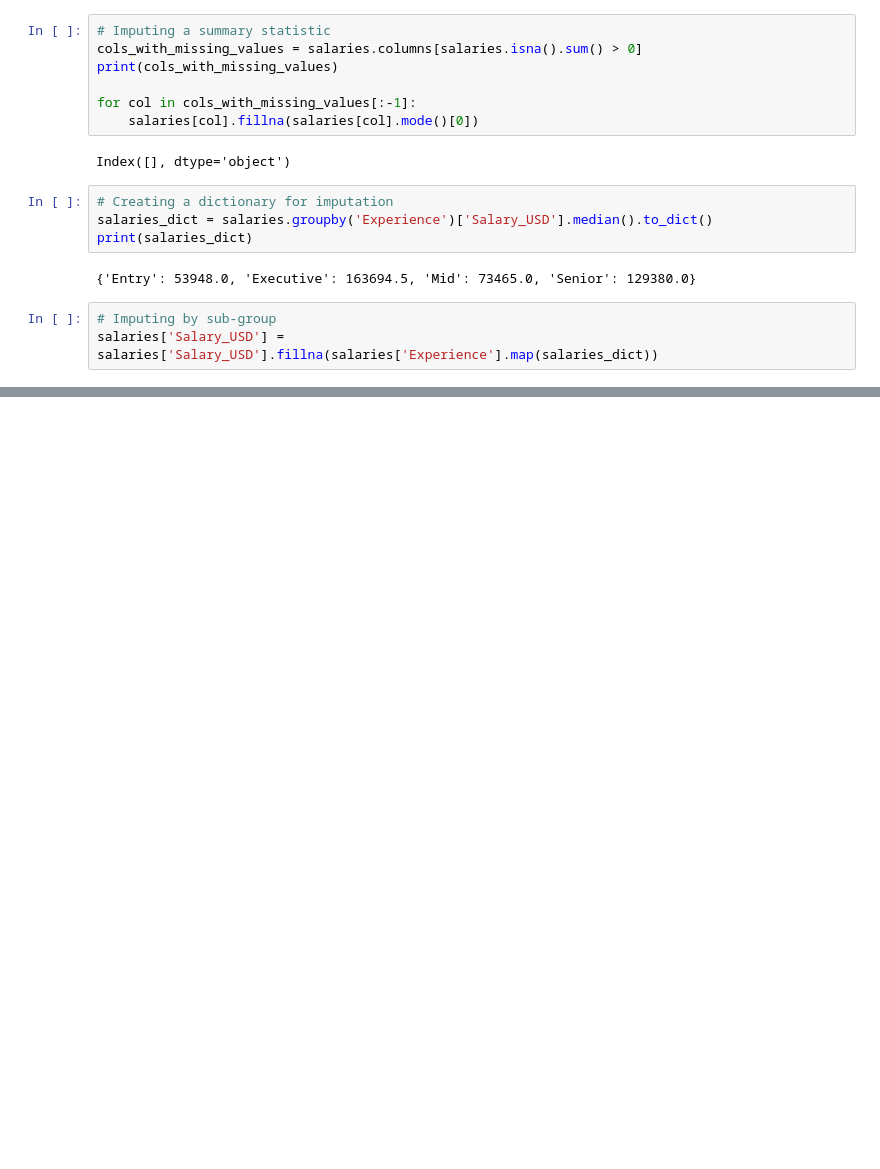
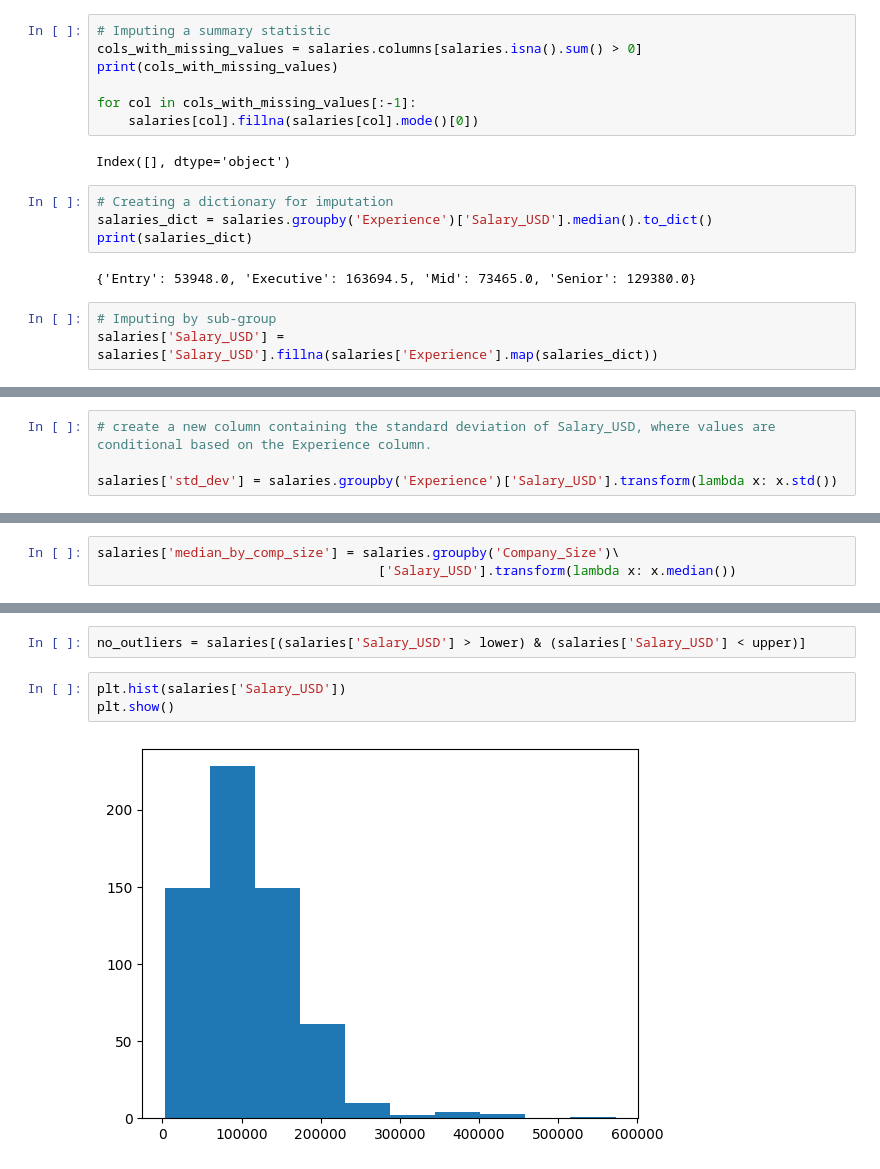
Before and after one commit to alexkhype/practice_projects, a Jupyter notebook: EDA.ipynb, the cells around one changed output, grey strips where cells are left out. Cells and saved outputs as stored; diff of their text form; blank space fills up the shorter version.

```diff
--- a/EDA.ipynb
+++ b/EDA.ipynb
@@ -272,0 +490,4 @@ salaries['Salary_USD'] = salaries['Salary_USD'].fillna(salaries['Experience'].ma
+# %%
+# create a new column containing the standard deviation of Salary_USD, where values are conditional based on the Experience column.
+
+salaries['std_dev'] = salaries.groupby('Experience')['Salary_USD'].transform(lambda x: x.std())
@@ -272,0 +504,3 @@ salaries['Salary_USD'] = salaries['Salary_USD'].fillna(salaries['Experience'].ma
+# %%
+salaries['median_by_comp_size'] = salaries.groupby('Company_Size')\
+                                    ['Salary_USD'].transform(lambda x: x.median())
@@ -272,0 +580,7 @@ salaries['Salary_USD'] = salaries['Salary_USD'].fillna(salaries['Experience'].ma
+# %%
+no_outliers = salaries[(salaries['Salary_USD'] > lower) & (salaries['Salary_USD'] < upper)]
+# %%
+plt.hist(salaries['Salary_USD'])
+plt.show()
+# %% [output]
+[figure, added]
```
Also changed, not shown: parts of 28 cells of this notebook.
